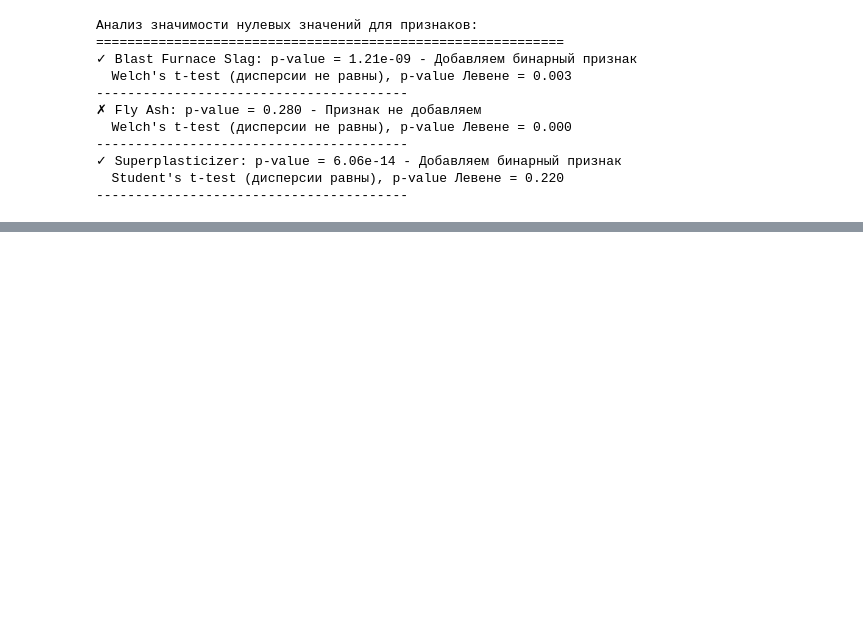
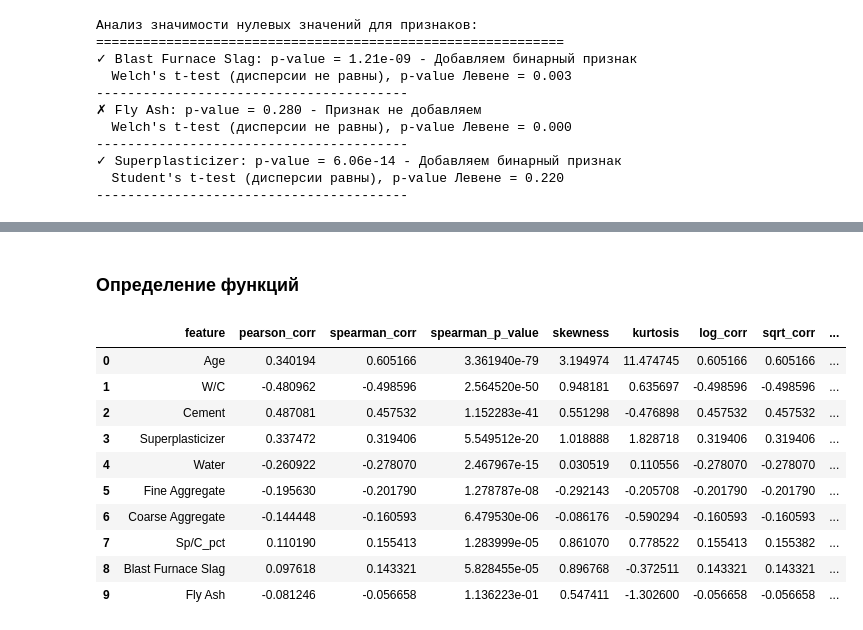
Before and after one commit to ProninPV/ml-regression_concrete-strength, a Jupyter notebook: notebooks/03_Data_loading_and_preprocessing.ipynb, the cells around one changed output, grey strips where cells are left out. Saved outputs shown, nothing was run; the diff lists cells and outputs as text; code cells hidden in the pictures; blank space fills up the shorter version.

```diff
--- a/notebooks/03_Data_loading_and_preprocessing.ipynb
+++ b/notebooks/03_Data_loading_and_preprocessing.ipynb
@@ -260,0 +263,2 @@ config = eda_utils.analyze_zeros(df_train_feat, config)
+# %% [markdown]
+### Определение функций
@@ -260,0 +573,15 @@ config = eda_utils.analyze_zeros(df_train_feat, config)
+# %%
+df_corr_target = create_feature_analysis(X, y)
+df_corr_target
+# %% [output]
+|  | feature | pearson_corr | spearman_corr | spearman_p_value | skewness | kurtosis | log_corr | sqrt_corr | ... |
+| 0 | Age | 0.340194 | 0.605166 | 3.361940e-79 | 3.194974 | 11.474745 | 0.605166 | 0.605166 | ... |
+| 1 | W/C | -0.480962 | -0.498596 | 2.564520e-50 | 0.948181 | 0.635697 | -0.498596 | -0.498596 | ... |
+| 2 | Cement | 0.487081 | 0.457532 | 1.152283e-41 | 0.551298 | -0.476898 | 0.457532 | 0.457532 | ... |
+| 3 | Superplasticizer | 0.337472 | 0.319406 | 5.549512e-20 | 1.018888 | 1.828718 | 0.319406 | 0.319406 | ... |
+| 4 | Water | -0.260922 | -0.278070 | 2.467967e-15 | 0.030519 | 0.110556 | -0.278070 | -0.278070 | ... |
+| 5 | Fine Aggregate | -0.195630 | -0.201790 | 1.278787e-08 | -0.292143 | -0.205708 | -0.201790 | -0.201790 | ... |
+| 6 | Coarse Aggregate | -0.144448 | -0.160593 | 6.479530e-06 | -0.086176 | -0.590294 | -0.160593 | -0.160593 | ... |
+| 7 | Sp/C_pct | 0.110190 | 0.155413 | 1.283999e-05 | 0.861070 | 0.778522 | 0.155413 | 0.155382 | ... |
+| 8 | Blast Furnace Slag | 0.097618 | 0.143321 | 5.828455e-05 | 0.896768 | -0.372511 | 0.143321 | 0.143321 | ... |
+| 9 | Fly Ash | -0.081246 | -0.056658 | 1.136223e-01 | 0.547411 | -1.302600 | -0.056658 | -0.056658 | ... |
```
Also changed, not shown: parts of 9 cells of this notebook.
